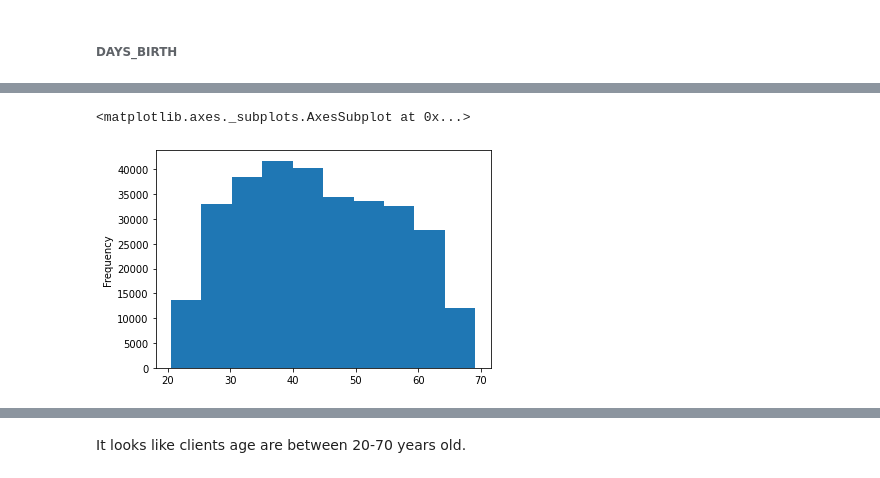
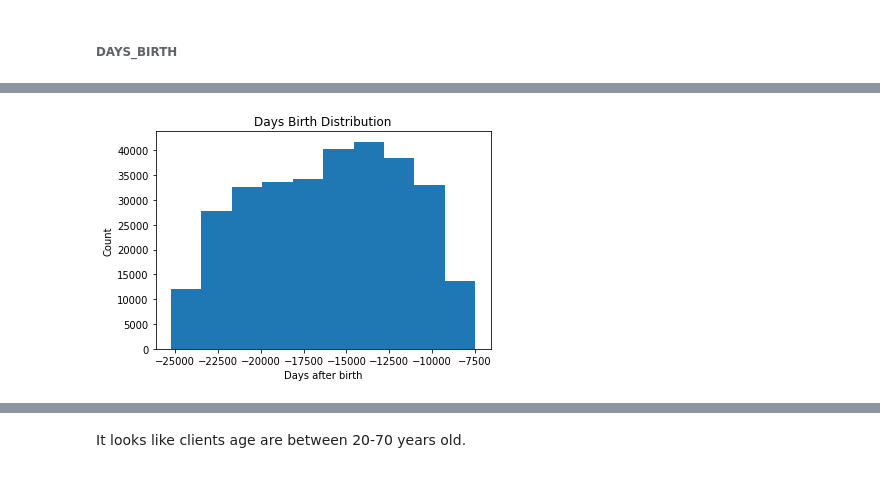
Before and after one commit to LeonMilosevic/home_credit, a Jupyter notebook: home_credit.ipynb, the cells around one changed output, grey strips where cells are left out. Cells and saved outputs as stored; diff of their text form; code cells hidden in the pictures.

```diff
--- a/home_credit.ipynb
+++ b/home_credit.ipynb
@@ -444,6 +456,6 @@ app_train['DAYS_BIRTH'].plot.hist()
-# %%
-client_age = app_train['DAYS_BIRTH'] / -365
-client_age.plot.hist()
-# %% [output]
-<matplotlib.axes._subplots.AxesSubplot at 0x...>
-[figure, removed]
+# %%
+ax = app_train['DAYS_BIRTH'].plot.hist()
+ax.set(xlabel="Days after birth", ylabel='Count', title="Days Birth Distribution")
+plt.show()
+# %% [output]
+[figure, added]
```
Also changed, not shown: parts of 26 cells of this notebook.
